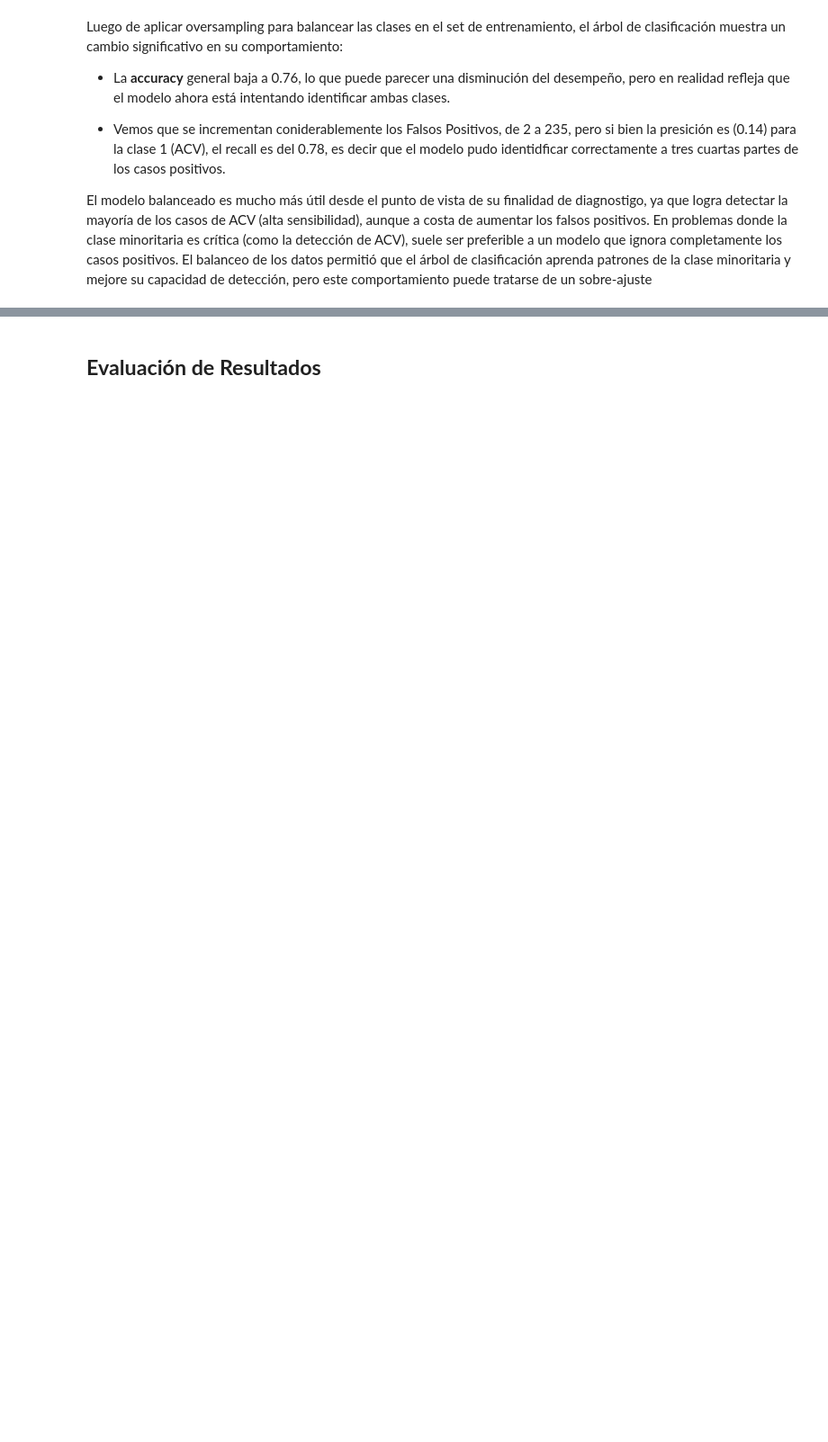
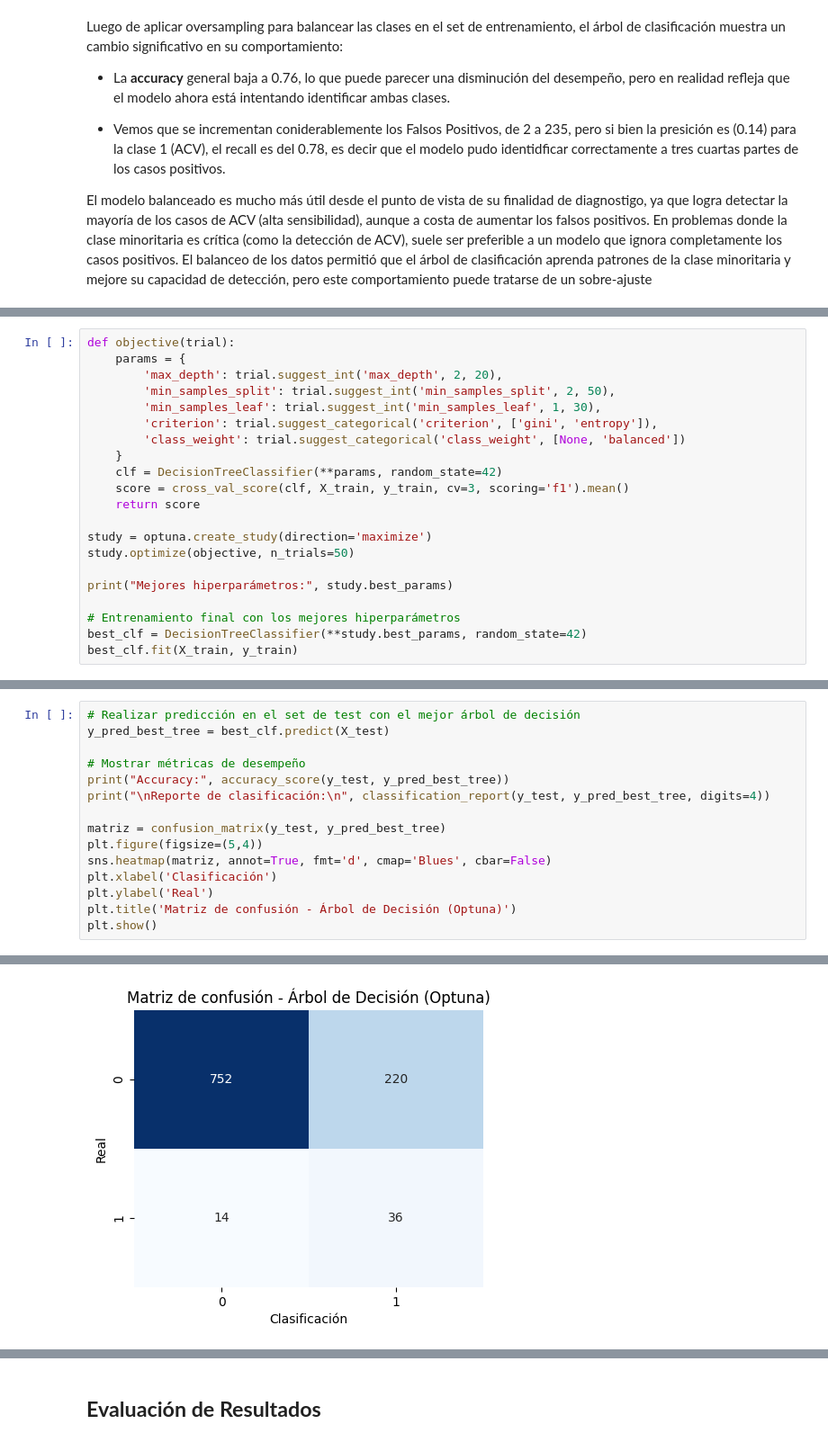
Before and after one commit to antonellagambarte/aprMaqI, a Jupyter notebook: tpfinal.ipynb, the cells around one changed output, grey strips where cells are left out. Shown at 90% size. Saved outputs shown, nothing was run; the diff lists cells and outputs as text; blank space fills up the shorter version.

```diff
--- a/tpfinal.ipynb
+++ b/tpfinal.ipynb
@@ -739,0 +765,21 @@ El modelo balanceado es mucho más útil desde el punto de vista de su finalidad
+# %%
+def objective(trial):
+    params = {
+        'max_depth': trial.suggest_int('max_depth', 2, 20),
+        'min_samples_split': trial.suggest_int('min_samples_split', 2, 50),
+        'min_samples_leaf': trial.suggest_int('min_samples_leaf', 1, 30),
+        'criterion': trial.suggest_categorical('criterion', ['gini', 'entropy']),
+        'class_weight': trial.suggest_categorical('class_weight', [None, 'balanced'])
+    }
+    clf = DecisionTreeClassifier(**params, random_state=42)
+    score = cross_val_score(clf, X_train, y_train, cv=3, scoring='f1').mean()
+    return score
+
+study = optuna.create_study(direction='maximize')
+study.optimize(objective, n_trials=50)
+
+print("Mejores hiperparámetros:", study.best_params)
+
+# Entrenamiento final con los mejores hiperparámetros
+best_clf = DecisionTreeClassifier(**study.best_params, random_state=42)
+best_clf.fit(X_train, y_train)
@@ -739,0 +808,16 @@ El modelo balanceado es mucho más útil desde el punto de vista de su finalidad
+# %%
+# Realizar predicción en el set de test con el mejor árbol de decisión
+y_pred_best_tree = best_clf.predict(X_test)
+
+# Mostrar métricas de desempeño
+print("Accuracy:", accuracy_score(y_test, y_pred_best_tree))
+print("\nReporte de clasificación:\n", classification_report(y_test, y_pred_best_tree, digits=4))
+
+matriz = confusion_matrix(y_test, y_pred_best_tree)
+plt.figure(figsize=(5,4))
+sns.heatmap(matriz, annot=True, fmt='d', cmap='Blues', cbar=False)
+plt.xlabel('Clasificación')
+plt.ylabel('Real')
+plt.title('Matriz de confusión - Árbol de Decisión (Optuna)')
+plt.show()
+# %% [output]
@@ -739,0 +835 @@ El modelo balanceado es mucho más útil desde el punto de vista de su finalidad
+[figure, added]
```
Also changed, not shown: parts of 13 cells of this notebook.
